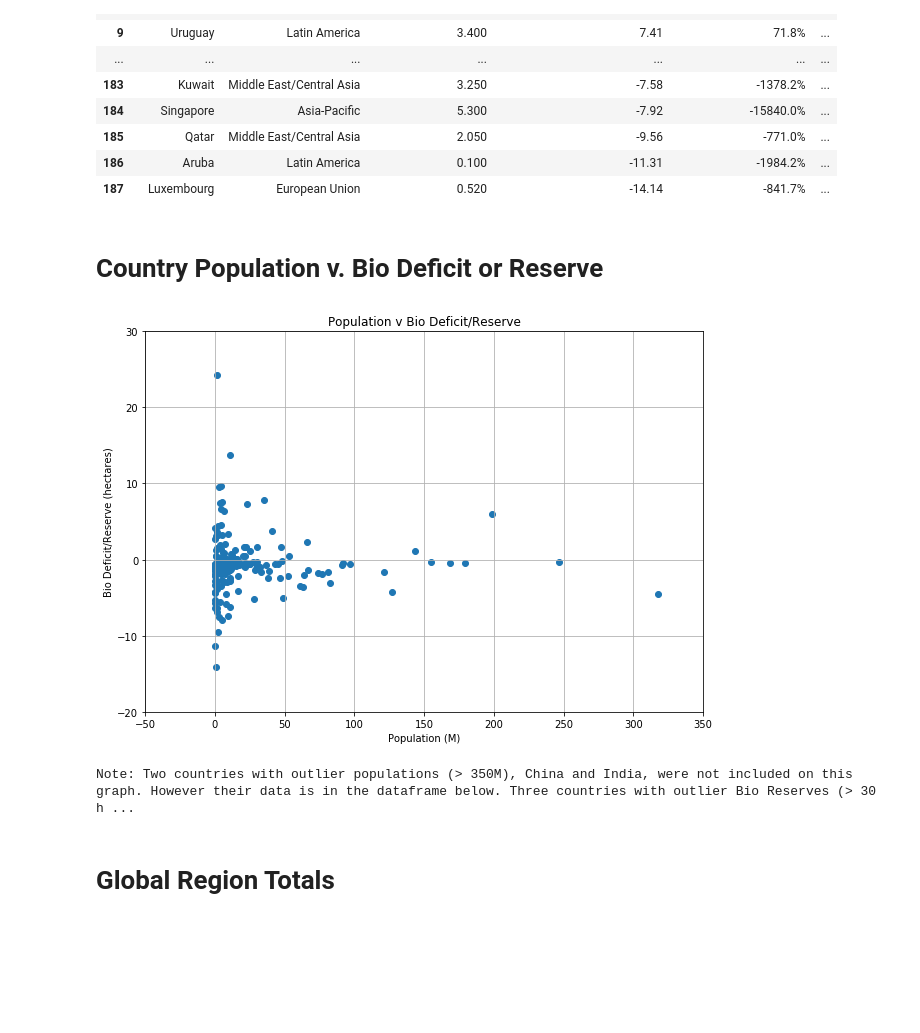
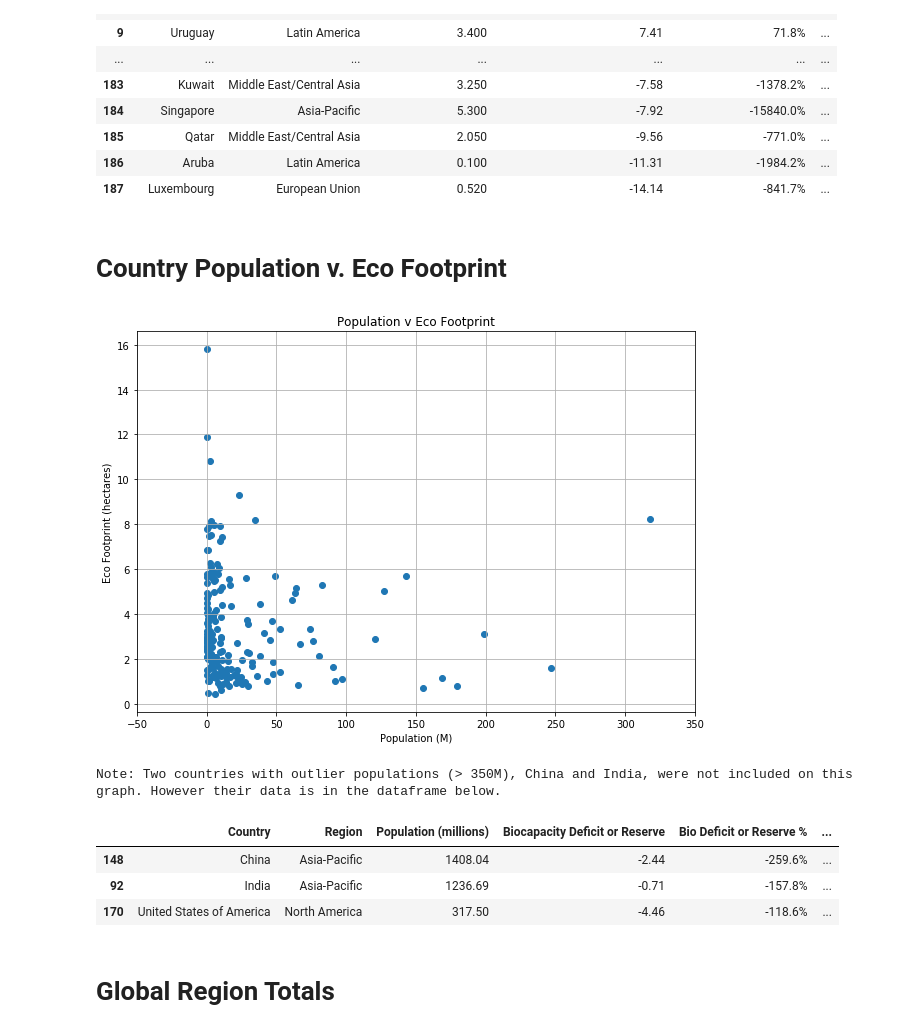
Before and after one commit to limbz-sami/Eco_footprint, a Jupyter notebook: footprint_v_biocapacity.ipynb, the cells around one changed output. Cells and saved outputs as stored; diff of their text form; code cells hidden in the pictures; blank space fills up the shorter version.

```diff
--- a/footprint_v_biocapacity.ipynb
+++ b/footprint_v_biocapacity.ipynb
@@ -49,26 +49,47 @@ eco_sort
 # index_us = eco_sort.loc[eco_sort["Country"] == "United States of America",:]
 # index_us
 # %% [markdown]
-# Country Population v. Bio Deficit or Reserve
+# Country Population v. Eco Footprint
 # %%
+# Data lists
 population = eco_sort['Population (millions)']
-deficit_reserve = eco_sort['Biocapacity Deficit or Reserve']
+deficit_reserve = eco_sort['Total Ecological Footprint']
+
+# Scatter plot
 fig, ax = plt.subplots(figsize=(10,7))
 plt.scatter(population, deficit_reserve)
 plt.xlim(-50,350,50)
-plt.ylim(-20,30,10)
-plt.title('Population v Bio Deficit/Reserve')
+plt.title('Population v Eco Footprint')
 plt.xlabel('Population (M)')
-plt.ylabel('Bio Deficit/Reserve (hectares)')
+plt.ylabel('Eco Footprint (hectares)')
 plt.grid()
 plt.show()
-print("Note: Two countries with outlier populations (> 350M), China and India, were not included on this graph. However their data is in the dataframe below. Three countries with outlier Bio Reserves (> 30 hectares) - French Guiana, and Suriname and Guyana (all in Latin America) - were also not included. Their data is included in the dataframe above. They have low populations of less than 1 million.")
+
+# population = eco_sort['Population (millions)']
+# deficit_reserve = eco_sort['Biocapacity Deficit or Reserve']
+# fig, ax = plt.subplots(figsize=(10,7))
+# plt.scatter(population, deficit_reserve)
+# plt.xlim(-50,350,50)
+# plt.ylim(-20,30,10)
+# plt.title('Population v Bio Deficit/Reserve')
+# plt.xlabel('Population (M)')
+# plt.ylabel('Bio Deficit/Reserve (hectares)')
+# plt.grid()
+# plt.show()
+# print(" Three countries with outlier Bio Reserves (> 30 hectares) - French Guiana, and Suriname and Guyana (all in Latin America) - were also not included. Their data is included in the dataframe above. They have low populations of less than 1 million.")
+
+print("Note: Two countries with outlier populations (> 350M), China and India, were not included on this graph. However their data is in the dataframe below.")
 # %% [output]
-[figure, old version]
+[figure, new version]
-Note: Two countries with outlier populations (> 350M), China and India, were not included on this graph. However their data is in the dataframe below. Three countries with outlier Bio Reserves (> 30 h ...
+Note: Two countries with outlier populations (> 350M), China and India, were not included on this graph. However their data is in the dataframe below.
 # %%
-# pop_sort = eco_sort.sort_values('Population (millions)', ascending=False)
-# pop_sort.head(3)
+pop_sort = eco_sort.sort_values('Population (millions)', ascending=False)
+pop_sort.head(3)
+# %% [output]
+|  | Country | Region | Population (millions) | Biocapacity Deficit or Reserve | Bio Deficit or Reserve % | ... |
+| 148 | China | Asia-Pacific | 1408.04 | -2.44 | -259.6% | ... |
+| 92 | India | Asia-Pacific | 1236.69 | -0.71 | -157.8% | ... |
+| 170 | United States of America | North America | 317.50 | -4.46 | -118.6% | ... |
 # %% [markdown]
 # Global Region Totals
 # %%
```
Also changed, not shown: 1 other file.
